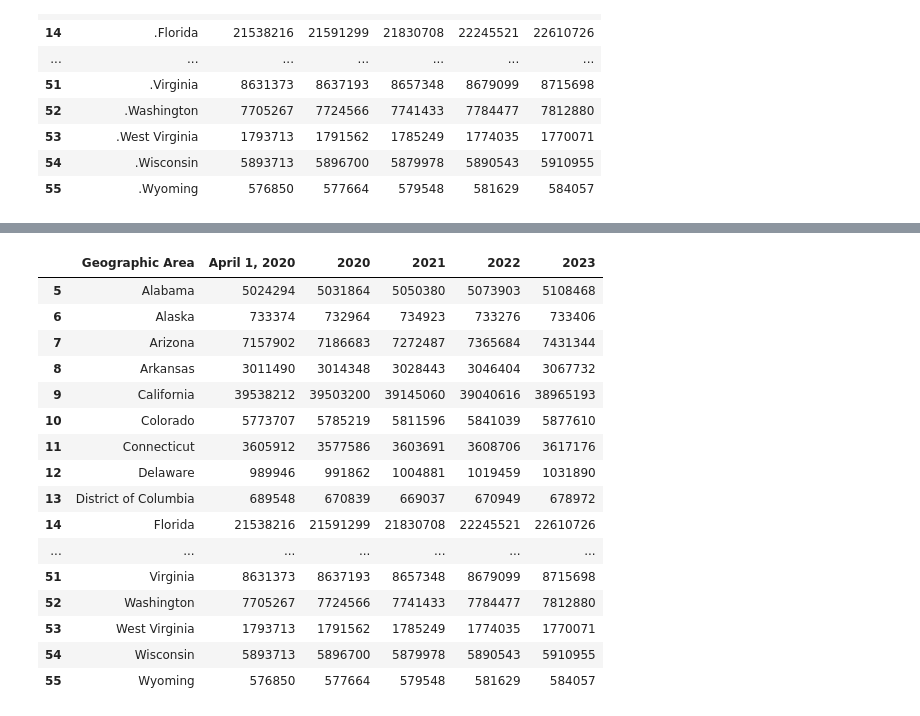
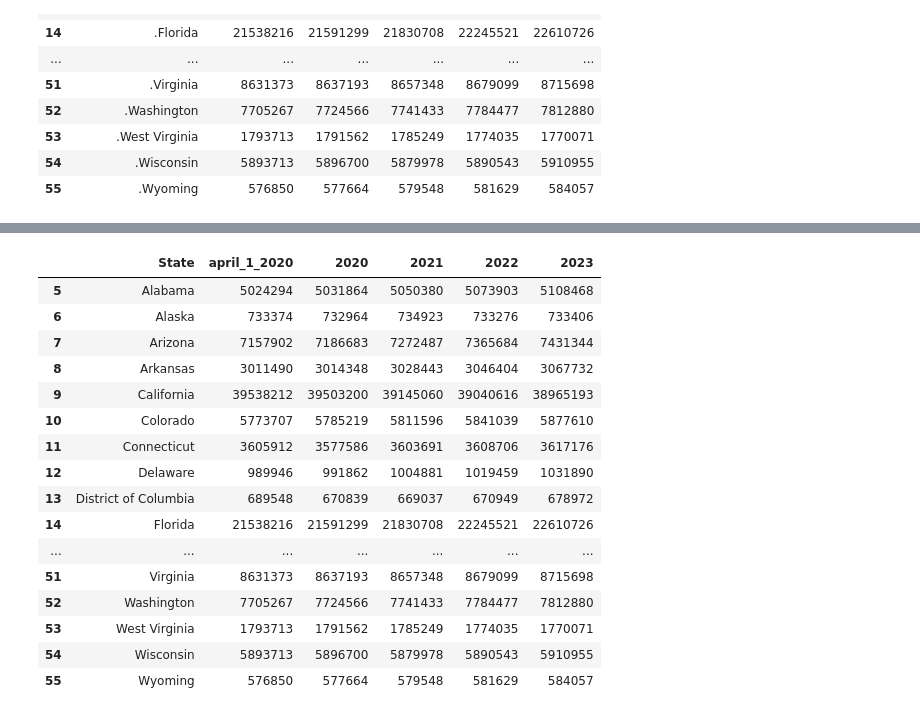
Before and after one commit to Bgrlgymnast/project-3-data-ethics-group4, a Jupyter notebook: Team4-COVID.ipynb, the cells around one changed output, grey strips where cells are left out. Drawn from its saved outputs; the diff is of its cells as text; code cells hidden in the pictures.

```diff
--- a/Team4-COVID.ipynb
+++ b/Team4-COVID.ipynb
@@ -103,6 +185,6 @@ df2
 | 54 | .Wisconsin | 5893713 | 5896700 | 5879978 | 5890543 | 5910955 |
 | 55 | .Wyoming | 576850 | 577664 | 579548 | 581629 | 584057 |
 # %%
-df2=df2.rename(columns={"Unnamed: 0":"Geographic Area", "Unnamed: 1":"April 1, 2020"})
+df2=df2.rename(columns={"Unnamed: 0":"State", "Unnamed: 1": "april_1_2020"})
 df2
 # %% [output]
@@ -131,2 +213,3 @@ Index(['Geographic Area', 'April 1, 2020', 2020, 2021, 2022, 2023], dtype='objec
 # %%
-df2[["April 1, 2020",2020, 2021, 2022, 2023]]=df2[["April 1, 2020",2020, 2021, 2022, 2023]].astype(int)
+df2[["april_1_2020",2020, 2021, 2022, 2023]]=df2[["april_1_2020",2020, 2021, 2022, 2023]].astype(int)
+df2
@@ -153,8 +234,8 @@ df2
 # %%
-df2["Geographic Area"]=df2["Geographic Area"].str.replace(".","")
+df2["State"]=df2["State"].str.replace("."," ")
 df2
 # %% [output]
-|  | Geographic Area | April 1, 2020 | 2020 | 2021 | 2022 | 2023 |
+|  | State | april_1_2020 | 2020 | 2021 | 2022 | 2023 |
 | 5 | Alabama | 5024294 | 5031864 | 5050380 | 5073903 | 5108468 |
 | 6 | Alaska | 733374 | 732964 | 734923 | 733276 | 733406 |
 | 7 | Arizona | 7157902 | 7186683 | 7272487 | 7365684 | 7431344 |
```
Also changed, not shown: parts of 10 cells of this notebook, 7 other files.
